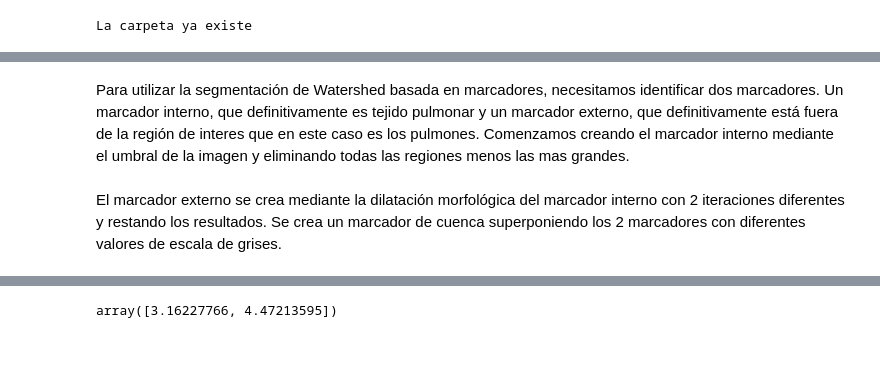
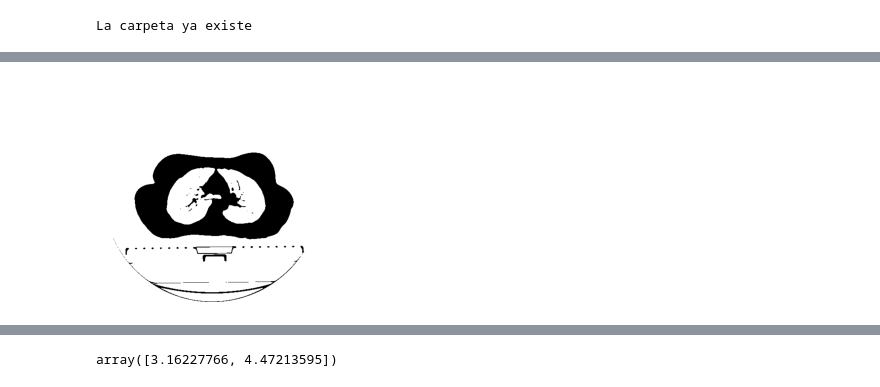
Before and after one commit to jennifer95/visualizacion-segmentacion-pulmonar-DICOM-python, a Jupyter notebook: Segmentación de tejido pulmonar.ipynb, the cells around one changed output, grey strips where cells are left out. Cells and saved outputs as stored; diff of their text form; code cells hidden in the pictures; blank space fills up the shorter version.

```diff
--- a/Segmentación de tejido pulmonar.ipynb
+++ b/Segmentación de tejido pulmonar.ipynb
@@ -99,4 +129,7 @@ plt.show()
-# %% [markdown]
-Para utilizar la segmentación de Watershed basada en marcadores, necesitamos identificar dos marcadores. Un marcador interno, que definitivamente es tejido pulmonar y un marcador externo, que definitivamente está fuera de la región de interes que en este caso es los pulmones. Comenzamos creando el marcador interno mediante el umbral de la imagen y eliminando todas las regiones menos las mas grandes.
-# %% [markdown]
- El marcador externo se crea mediante la dilatación morfológica del marcador interno con 2 iteraciones diferentes y restando los resultados. Se crea un marcador de cuenca superponiendo los 2 marcadores con diferentes valores de escala de grises.
+# %%
+marker_internal = imagen[28] < -400 # evalua si el valor del píxel  cumple o no con la condición
+plt.imshow(marker_internal, cmap='gray')
+plt.axis('off')
+plt.show()
+# %% [output]
+[figure, added]
```
Also changed, not shown: parts of 33 cells of this notebook.
